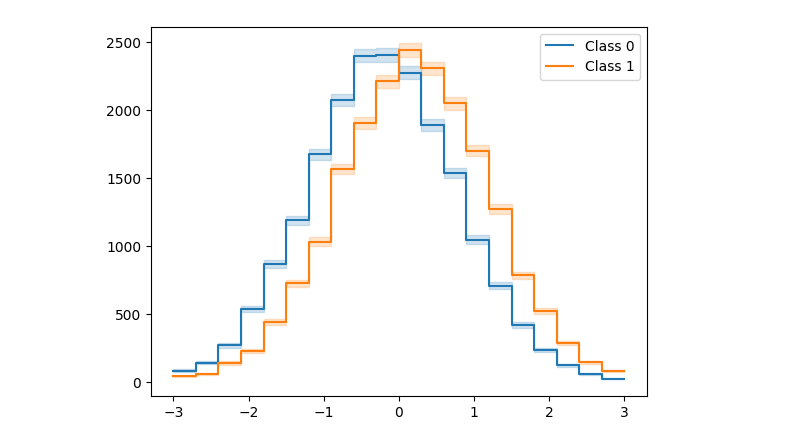
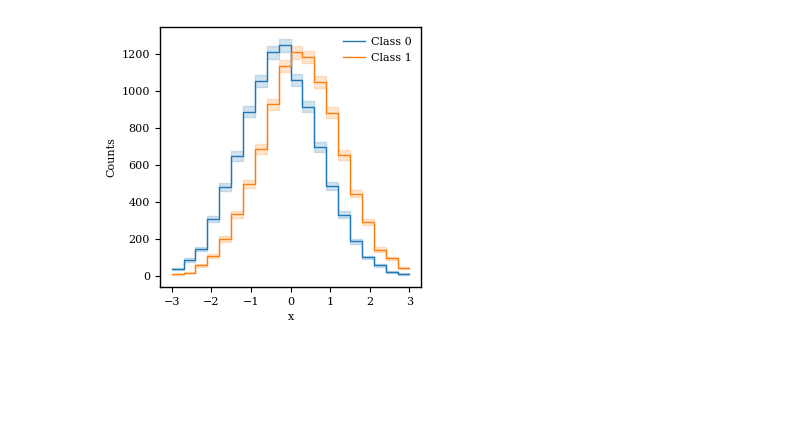
Before and after one commit to LeanderFischer/ultrasurfaces, a Jupyter notebook: Simple KNN Plots.ipynb, the cells around one changed output. Saved outputs shown, nothing was run; the diff lists cells and outputs as text; code cells hidden in the pictures; blank space fills up the shorter version.

Commit message:
make simple KNN plots

```diff
--- a/Simple KNN Plots.ipynb
+++ b/Simple KNN Plots.ipynb
@@ -5,24 +5,27 @@ from scipy import stats
 # %%
 from toy_mc.histogram import Histogram, plot_histogram
 # %%
+plt.style.use("ultrasurfaces_paper_plotstyle.mplstyle")
 # generate samples from two shifted gaussians
 np.random.seed(0)
-x = np.concatenate([np.random.normal(-0.2, 1, 20000), np.random.normal(0.2, 1, 20000)])
+x = np.concatenate([np.random.normal(-0.25, 1, 10000), np.random.normal(0.25, 1, 10000)])
 # class labels for the samples
-y = np.concatenate([np.zeros(20000), np.ones(20000)])
+y = np.concatenate([np.zeros(10000), np.ones(10000)])
 # Make Histogram for each class and fill with samples
 hist0 = Histogram(bin_edges=np.linspace(-3, 3, 21))
 hist0.fill(x[y == 0])
 hist1 = Histogram(bin_edges=np.linspace(-3, 3, 21))
 hist1.fill(x[y == 1])
 # plot both distributions
 fig, ax = plt.subplots()
 plot_histogram(hist0, label="Class 0", ax=ax)
 plot_histogram(hist1, label="Class 1", ax=ax)
 plt.legend()
+plt.xlabel("x")
+plt.ylabel("Counts")
 plt.show()
 # %% [output]
-[figure, old version]
+[figure, new version]
 # %%
 # import KNN classifier and train on the data
 from surfaces.sample_weighted_kneighbors import SampleWeightedKNeighborsClassifier
```
Also changed, not shown: parts of 5 cells of this notebook, 4 other files.
